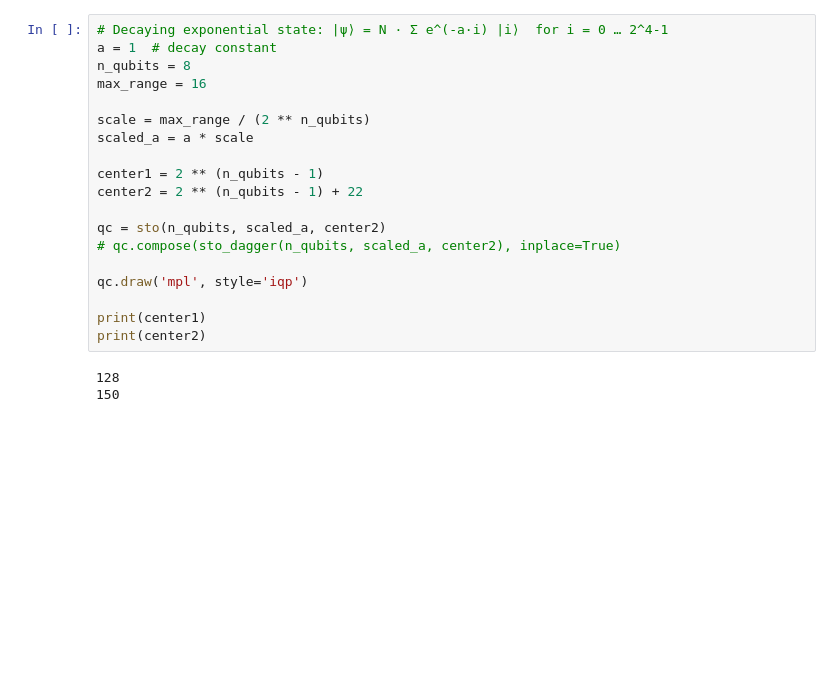
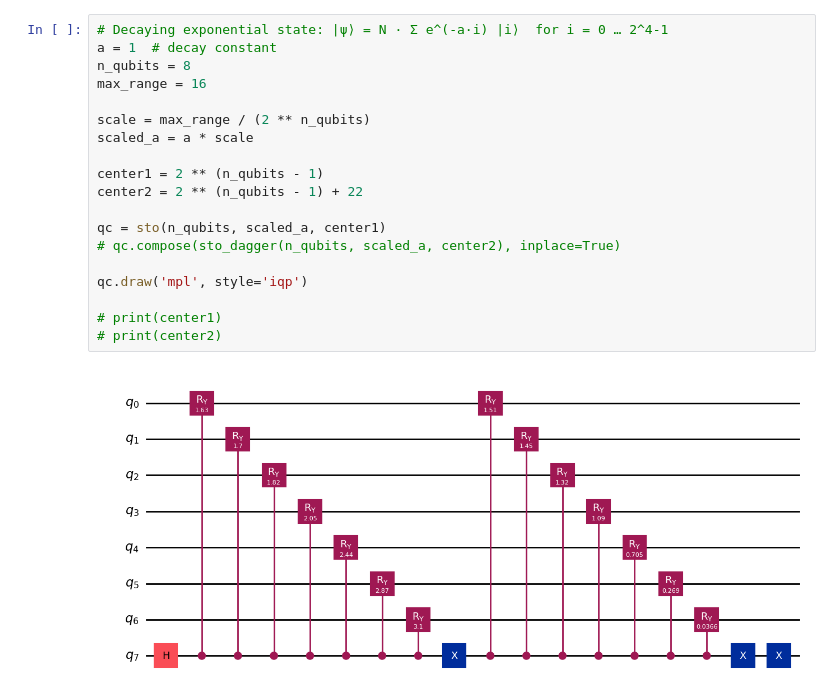
Before and after one commit to sorin-bolos/QuantumComputingResearch, a Jupyter notebook: STOsInMoleculeSymulations/STOs.ipynb, the cells around one changed output. Cells and saved outputs as stored; diff of their text form; blank space fills up the shorter version.

```diff
--- a/STOsInMoleculeSymulations/STOs.ipynb
+++ b/STOsInMoleculeSymulations/STOs.ipynb
@@ -98,25 +225,24 @@ def prepare_sto_state_dagger(n_qubits: int, a: float) -> QuantumCircuit:
 # %%
 # Decaying exponential state: |ψ⟩ = N · Σ e^(-a·i) |i⟩  for i = 0 … 2^4-1
 a = 1  # decay constant
 n_qubits = 8
 max_range = 16
 
 scale = max_range / (2 ** n_qubits)
 scaled_a = a * scale
 
 center1 = 2 ** (n_qubits - 1)
 center2 = 2 ** (n_qubits - 1) + 22
 
-qc = sto(n_qubits, scaled_a, center2)
+qc = sto(n_qubits, scaled_a, center1)
 # qc.compose(sto_dagger(n_qubits, scaled_a, center2), inplace=True)
 
 qc.draw('mpl', style='iqp')
 
-print(center1)
-print(center2)
+# print(center1)
+# print(center2)
 # %% [output]
-128
-150
+[figure, added]
 # %%
 # Simulate the statevector using Qiskit's local statevector simulator
 sv = Statevector(qc)
```
Also changed, not shown: parts of 13 cells of this notebook, 1 other file.
